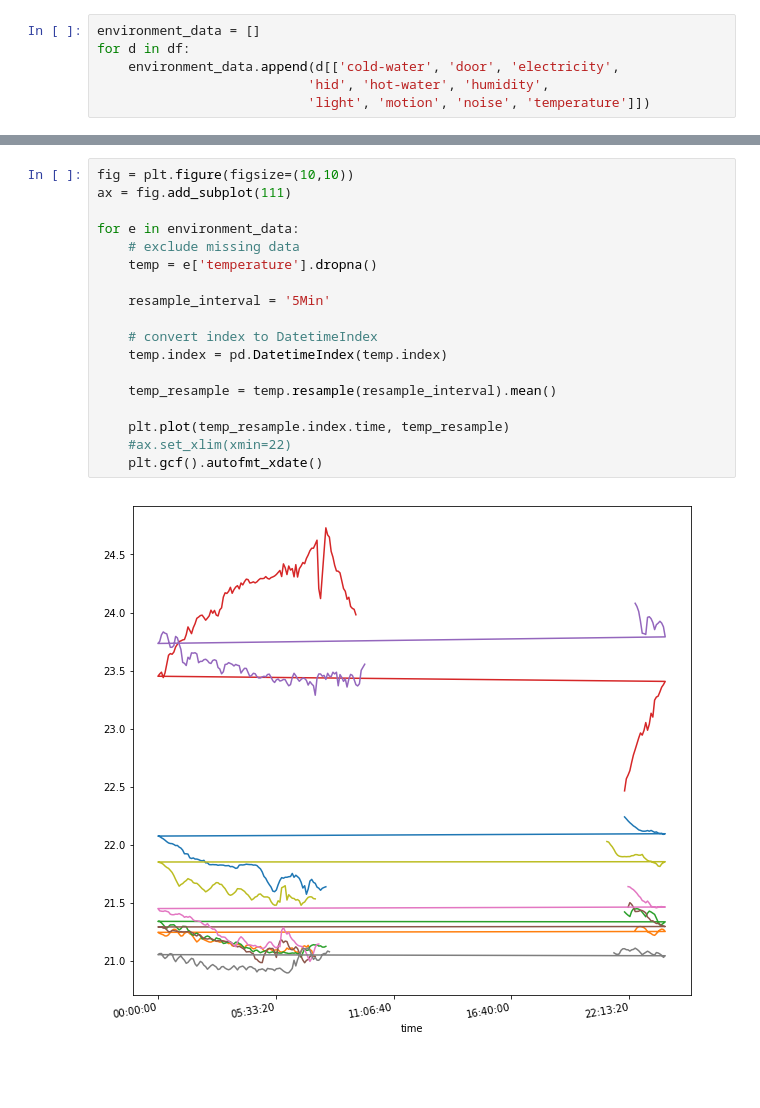
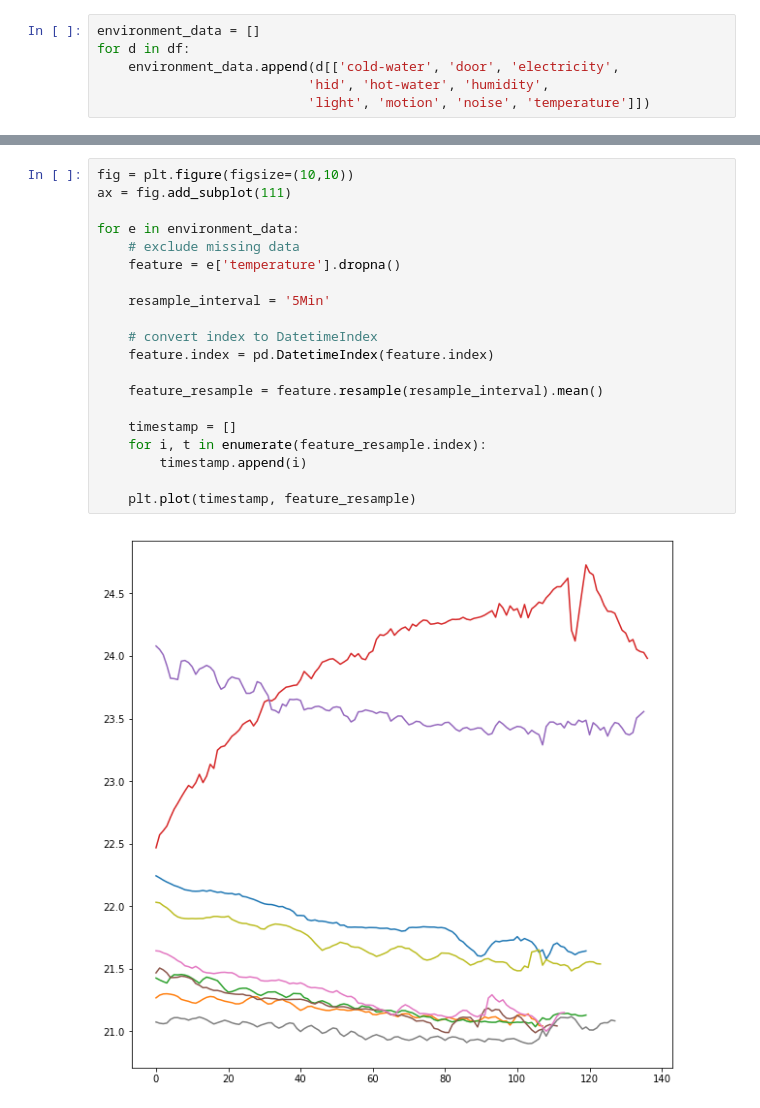
Before and after one commit to horken7/circadian-rhytm, a Jupyter notebook: environment.ipynb, the cells around one changed output, grey strips where cells are left out. Saved outputs shown, nothing was run; the diff lists cells and outputs as text; blank space fills up the shorter version.

```diff
--- a/environment.ipynb
+++ b/environment.ipynb
@@ -47,20 +44,22 @@ for d in df:
 # %%
 fig = plt.figure(figsize=(10,10))
 ax = fig.add_subplot(111)
 
 for e in environment_data:
     # exclude missing data
-    temp = e['temperature'].dropna()
+    feature = e['temperature'].dropna()
 
     resample_interval = '5Min'
 
     # convert index to DatetimeIndex
-    temp.index = pd.DatetimeIndex(temp.index)
+    feature.index = pd.DatetimeIndex(feature.index)
 
-    temp_resample = temp.resample(resample_interval).mean()
+    feature_resample = feature.resample(resample_interval).mean()
 
-    plt.plot(temp_resample.index.time, temp_resample)
-    #ax.set_xlim(xmin=22)
-    plt.gcf().autofmt_xdate()
+    timestamp = []
+    for i, t in enumerate(feature_resample.index):
+        timestamp.append(i)
+
+    plt.plot(timestamp, feature_resample)
 # %% [output]
-[figure, old version]
+[figure, new version]
```
Also changed, not shown: parts of 2 cells of this notebook, 2 other files.
